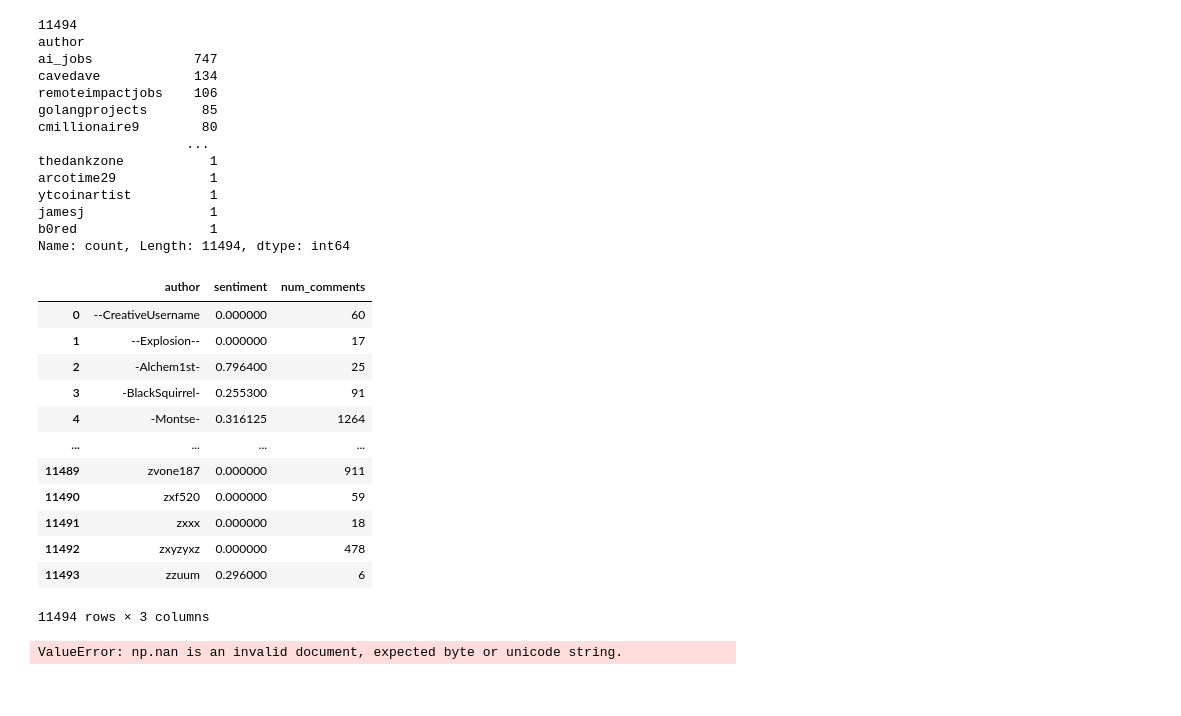
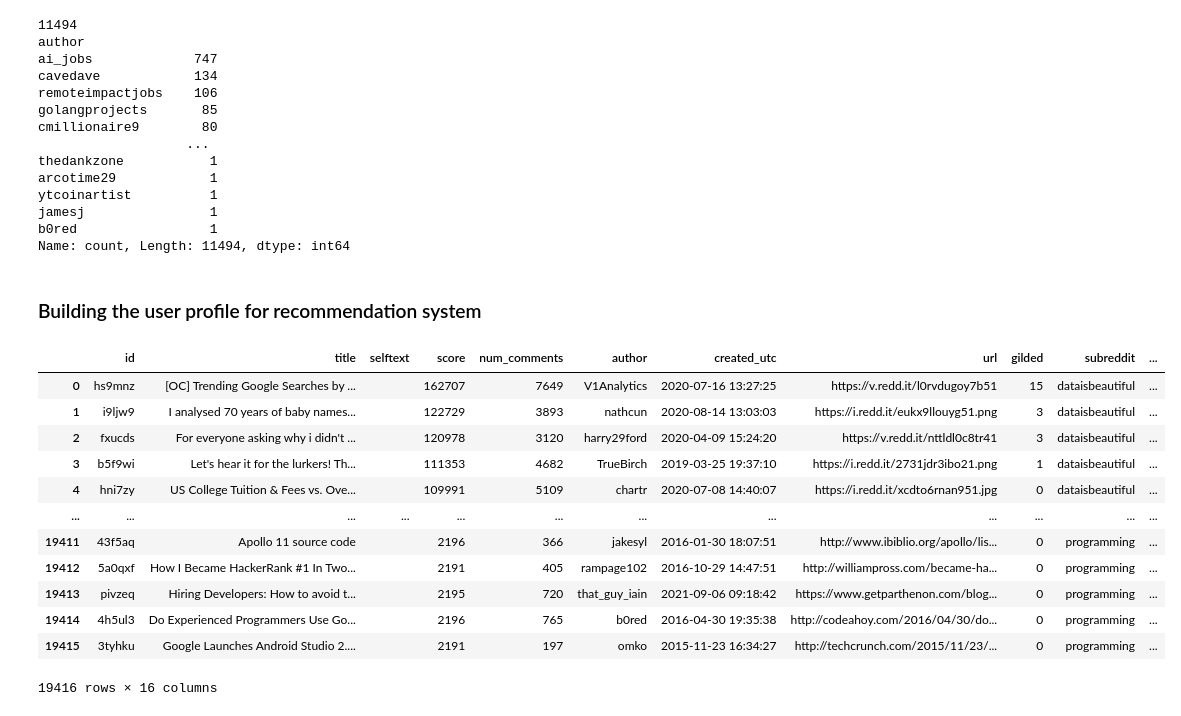
Before and after one commit to Kataraduo/RedditDataEngineering, a Jupyter notebook: redditProject20240415/dataanalysis.ipynb, the cells around one changed output. Drawn from its saved outputs; the diff is of its cells as text; code cells hidden in the pictures.

```diff
--- a/redditProject20240415/dataanalysis.ipynb
+++ b/redditProject20240415/dataanalysis.ipynb
@@ -481,37 +512,22 @@ ytcoinartist          1
 jamesj                1
 b0red                 1
 Name: count, Length: 11494, dtype: int64
-# %%
-# Calculate mean sentiment for each user
-user_sentiments = df.groupby('author')['sentiment'].mean().reset_index()
-
-# Calculate the total number of comments made by each user
-user_comments = df.groupby('author')['num_comments'].sum().reset_index()
-
-# Merge to create a basic user profile
-user_profiles = pd.merge(user_sentiments, user_comments, on='author')
-user_profiles
-# %% [output]
-|  | author | sentiment | num_comments |
-| 0 | --CreativeUsername | 0.000000 | 60 |
-| 1 | --Explosion-- | 0.000000 | 17 |
-| 2 | -Alchem1st- | 0.796400 | 25 |
-| 3 | -BlackSquirrel- | 0.255300 | 91 |
-| 4 | -Montse- | 0.316125 | 1264 |
-| ... | ... | ... | ... |
-| 11489 | zvone187 | 0.000000 | 911 |
-| 11490 | zxf520 | 0.000000 | 59 |
-| 11491 | zxxx | 0.000000 | 18 |
-| 11492 | zxyzyxz | 0.000000 | 478 |
-| 11493 | zzuum | 0.296000 | 6 |
-11494 rows × 3 columns
 # %%
 from sklearn.feature_extraction.text import TfidfVectorizer
 from sklearn.decomposition import LatentDirichletAllocation
 
-# Create a TF-IDF matrix of post titles and selftext
+# Assuming 'df' is your loaded DataFrame with all relevant columns
+
+# Fill NaN values with empty strings
+df['title'] = df['title'].fillna('')
+df['selftext'] = df['selftext'].fillna('')
+
+# Concatenate 'title' and 'selftext' with a space in between
+df['text'] = df['title'] + " " + df['selftext']
+
+# Create a TF-IDF matrix of the combined text
 tfidf_vect = TfidfVectorizer(max_df=0.95, min_df=2, stop_words='english')
-dtm = tfidf_vect.fit_transform(df['title'] + " " + df['selftext'])
+dtm = tfidf_vect.fit_transform(df['text'])
 
 # Fit LDA to find topics
 lda = LatentDirichletAllocation(n_components=10, random_state=42)
@@ -520,11 +536,21 @@ lda.fit(dtm)
 # Get the dominant topic for each post
 topic_results = lda.transform(dtm)
 df['dominant_topic'] = topic_results.argmax(axis=1)
-
-# Associate users with topics based on their posts
-user_topics = df.groupby('author')['dominant_topic'].agg(lambda x: pd.Series.mode(x)[0]).reset_index()
-
-# Merge topics into user profiles
-user_profiles = pd.merge(user_profiles, user_topics, on='author')
-# %% [output]
-ValueError: np.nan is an invalid document, expected byte or unicode string.
+# %% [markdown]
+### Building the user profile for recommendation system
+# %%
+df
+# %% [output]
+|  | id | title | selftext | score | num_comments | author | created_utc | url | gilded | subreddit | ... |
+| 0 | hs9mnz | [OC] Trending Google Searches by ... |  | 162707 | 7649 | V1Analytics | 2020-07-16 13:27:25 | https://v.redd.it/l0rvdugoy7b51 | 15 | dataisbeautiful | ... |
+| 1 | i9ljw9 | I analysed 70 years of baby names... |  | 122729 | 3893 | nathcun | 2020-08-14 13:03:03 | https://i.redd.it/eukx9llouyg51.png | 3 | dataisbeautiful | ... |
+| 2 | fxucds | For everyone asking why i didn't ... |  | 120978 | 3120 | harry29ford | 2020-04-09 15:24:20 | https://v.redd.it/nttldl0c8tr41 | 3 | dataisbeautiful | ... |
+| 3 | b5f9wi | Let's hear it for the lurkers! Th... |  | 111353 | 4682 | TrueBirch | 2019-03-25 19:37:10 | https://i.redd.it/2731jdr3ibo21.png | 1 | dataisbeautiful | ... |
+| 4 | hni7zy | US College Tuition & Fees vs. Ove... |  | 109991 | 5109 | chartr | 2020-07-08 14:40:07 | https://i.redd.it/xcdto6rnan951.jpg | 0 | dataisbeautiful | ... |
+| ... | ... | ... | ... | ... | ... | ... | ... | ... | ... | ... | ... |
+| 19411 | 43f5aq | Apollo 11 source code |  | 2196 | 366 | jakesyl | 2016-01-30 18:07:51 | http://www.ibiblio.org/apollo/lis... | 0 | programming | ... |
+| 19412 | 5a0qxf | How I Became HackerRank #1 In Two... |  | 2191 | 405 | rampage102 | 2016-10-29 14:47:51 | http://williampross.com/became-ha... | 0 | programming | ... |
+| 19413 | pivzeq | Hiring Developers: How to avoid t... |  | 2195 | 720 | that_guy_iain | 2021-09-06 09:18:42 | https://www.getparthenon.com/blog... | 0 | programming | ... |
+| 19414 | 4h5ul3 | Do Experienced Programmers Use Go... |  | 2196 | 765 | b0red | 2016-04-30 19:35:38 | http://codeahoy.com/2016/04/30/do... | 0 | programming | ... |
+| 19415 | 3tyhku | Google Launches Android Studio 2.... |  | 2191 | 197 | omko | 2015-11-23 16:34:27 | http://techcrunch.com/2015/11/23/... | 0 | programming | ... |
+19416 rows × 16 columns
```
Also changed, not shown: parts of 19 cells of this notebook.
